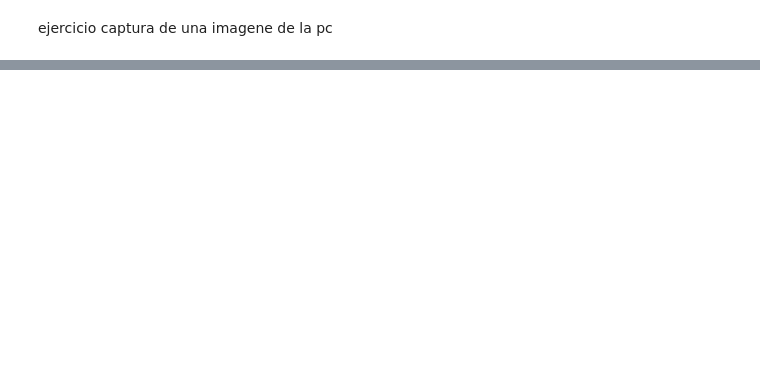
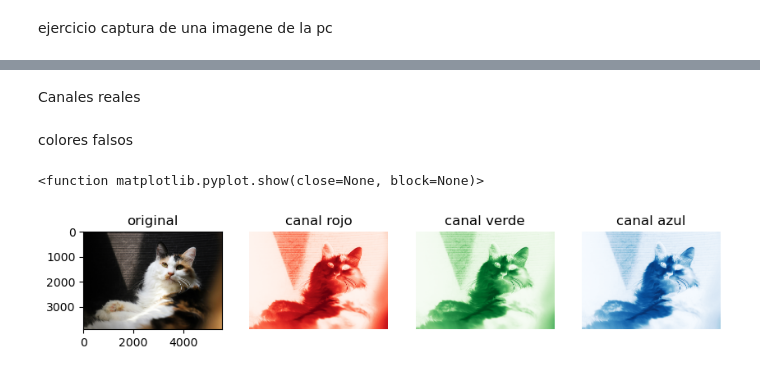
Before and after one commit to FcCaba/Procesamiento-De-Imagenes, a Jupyter notebook: capturaImagen.ipynb, the cells around one changed output, grey strips where cells are left out. Saved outputs shown, nothing was run; the diff lists cells and outputs as text; code cells hidden in the pictures; blank space fills up the shorter version.

```diff
--- a/capturaImagen.ipynb
+++ b/capturaImagen.ipynb
@@ -16,0 +15,11 @@ plt.show()
+# %%
+import cv2
+import numpy as np
+import matplotlib.pylab as plt
+plt.rcParams["figure.figsize"]=[10,5]
+path="imagenes/original/tigre.jpeg"
+img=cv2.imread(path)
+#imgRGB=cv2.cvtColor(img,cv2.COLOR_RGB2BGR)
+plt.imshow(img)
+print(f"tamaño de imagen y canales",img.shape)
+plt.show()
@@ -16,0 +51,2 @@ plt.show()
+# %% [markdown]
+Canales reales
@@ -16,0 +95,34 @@ plt.show()
+# %% [markdown]
+colores falsos
+# %%
+import cv2
+import numpy as np
+import matplotlib.pylab as plt
+plt.rcParams["figure.figsize"]=[10,5]
+path="imagenes/original/gato.jpeg"
+img=cv2.imread(path,cv2.IMREAD_COLOR)
+b,g,r=cv2.split(img)
+
+plt.subplot(141)
+plt.title("original")
+plt.imshow(cv2.cvtColor(img,cv2.COLOR_BGR2RGB))
+
+plt.subplot(142)
+plt.title("canal rojo")
+plt.imshow(r,cmap="Reds")
+plt.axis("off")
+
+plt.subplot(143)
+plt.title("canal verde")
+plt.imshow(g,cmap="Greens")
+plt.axis("off")
+
+plt.subplot(144)
+plt.title("canal azul")
+plt.imshow(b,cmap="Blues")
+plt.axis("off")
+
+plt.show
+# %% [output]
+<function matplotlib.pyplot.show(close=None, block=None)>
+[figure, added]
```
Also changed, not shown: parts of 4 cells of this notebook.
